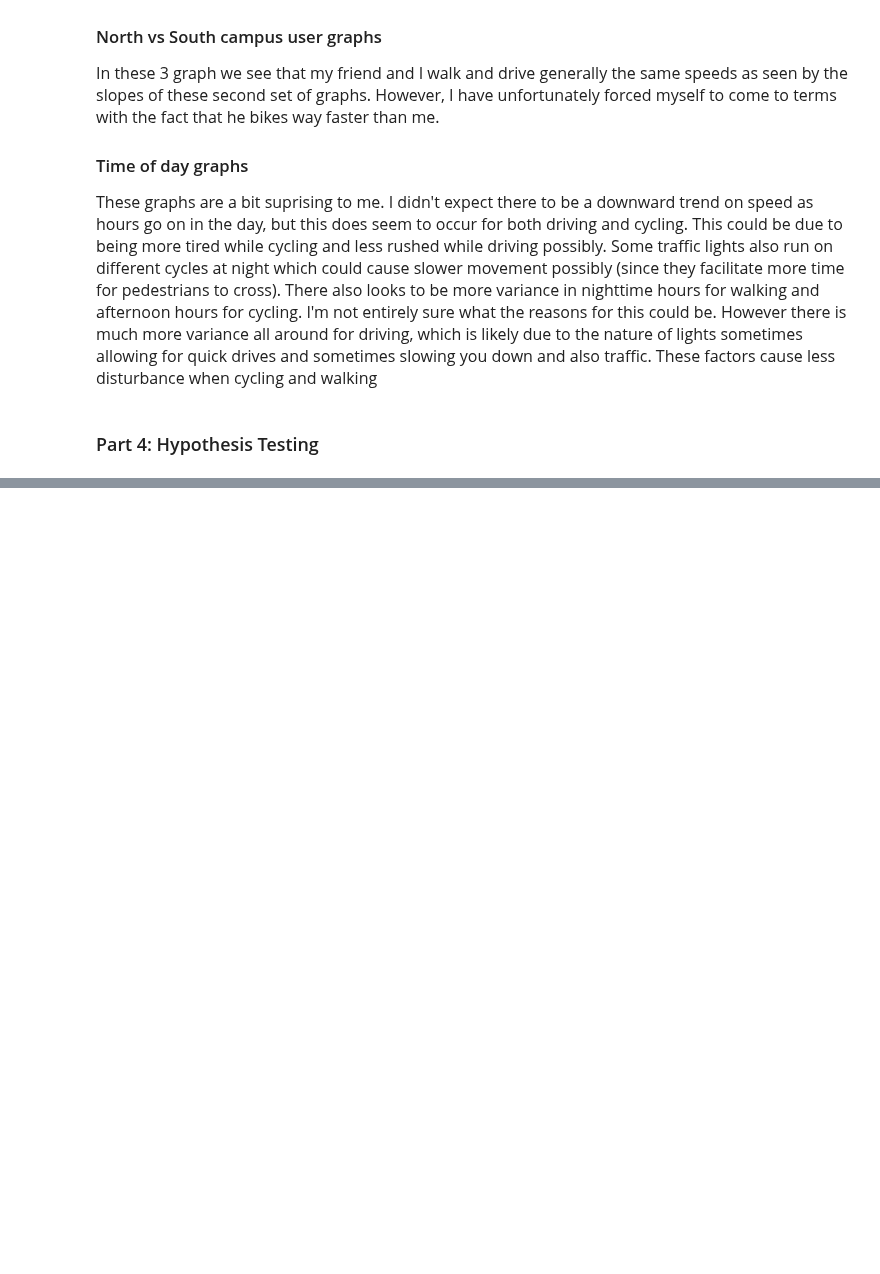
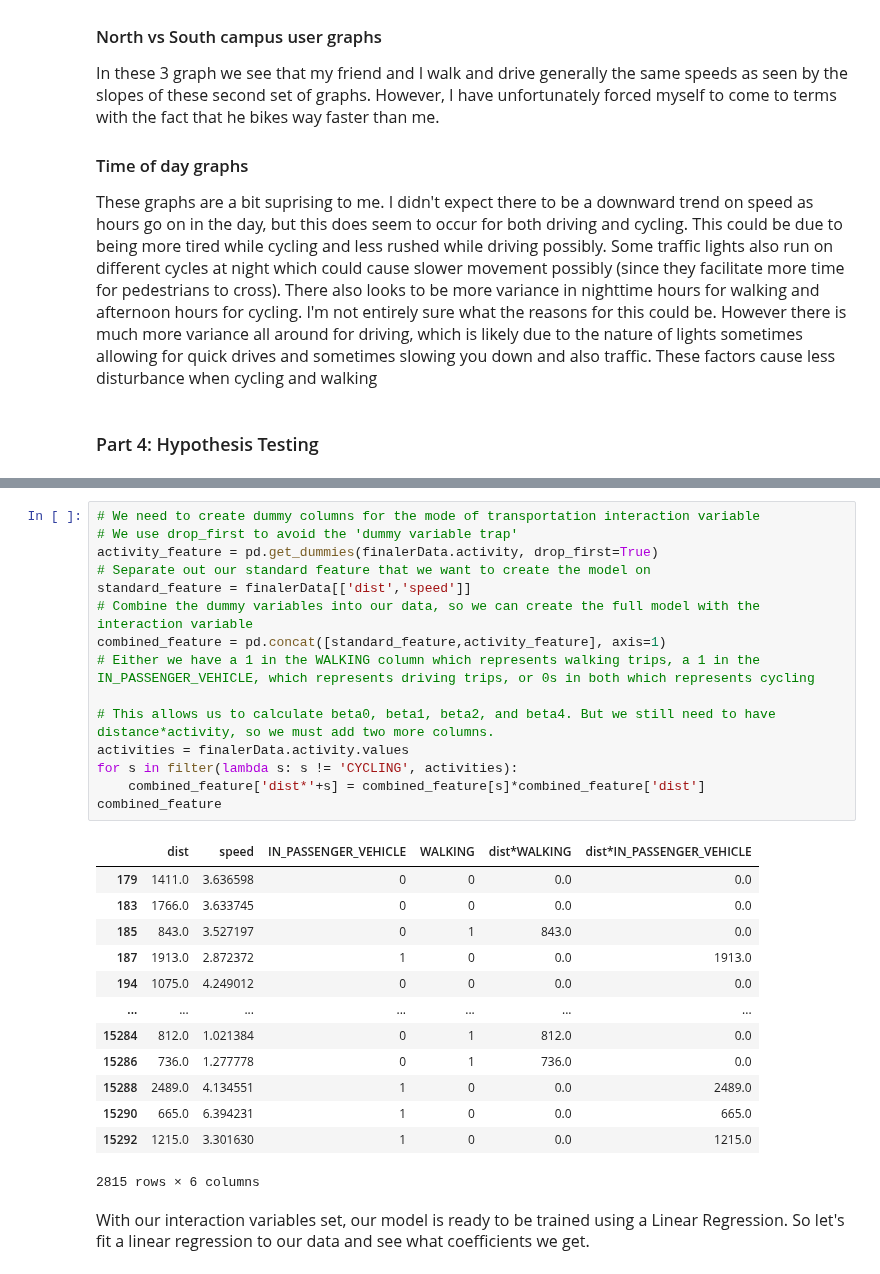
Before and after one commit to zaphim12/320final, a Jupyter notebook: index.ipynb, the cells around one changed output, grey strips where cells are left out. Drawn from its saved outputs; the diff is of its cells as text; blank space fills up the shorter version.

```diff
--- a/index.ipynb
+++ b/index.ipynb
@@ -450,0 +429,31 @@ for key, grp in finalerData.groupby(['activity']): #one graph for each activity
+# %%
+# We need to create dummy columns for the mode of transportation interaction variable
+# We use drop_first to avoid the 'dummy variable trap'
+activity_feature = pd.get_dummies(finalerData.activity, drop_first=True)
+# Separate out our standard feature that we want to create the model on
+standard_feature = finalerData[['dist','speed']]
+# Combine the dummy variables into our data, so we can create the full model with the interaction variable
+combined_feature = pd.concat([standard_feature,activity_feature], axis=1)
+# Either we have a 1 in the WALKING column which represents walking trips, a 1 in the IN_PASSENGER_VEHICLE, which represents driving trips, or 0s in both which represents cycling
+
+# This allows us to calculate beta0, beta1, beta2, and beta4. But we still need to have distance*activity, so we must add two more columns.
+activities = finalerData.activity.values
+for s in filter(lambda s: s != 'CYCLING', activities):
+    combined_feature['dist*'+s] = combined_feature[s]*combined_feature['dist']
+combined_feature
+# %% [output]
+|  | dist | speed | IN_PASSENGER_VEHICLE | WALKING | dist*WALKING | dist*IN_PASSENGER_VEHICLE |
+| 179 | 1411.0 | 3.636598 | 0 | 0 | 0.0 | 0.0 |
+| 183 | 1766.0 | 3.633745 | 0 | 0 | 0.0 | 0.0 |
+| 185 | 843.0 | 3.527197 | 0 | 1 | 843.0 | 0.0 |
+| 187 | 1913.0 | 2.872372 | 1 | 0 | 0.0 | 1913.0 |
+| 194 | 1075.0 | 4.249012 | 0 | 0 | 0.0 | 0.0 |
+| ... | ... | ... | ... | ... | ... | ... |
+| 15284 | 812.0 | 1.021384 | 0 | 1 | 812.0 | 0.0 |
+| 15286 | 736.0 | 1.277778 | 0 | 1 | 736.0 | 0.0 |
+| 15288 | 2489.0 | 4.134551 | 1 | 0 | 0.0 | 2489.0 |
+| 15290 | 665.0 | 6.394231 | 1 | 0 | 0.0 | 665.0 |
+| 15292 | 1215.0 | 3.301630 | 1 | 0 | 0.0 | 1215.0 |
+2815 rows × 6 columns
+# %% [markdown]
+<font size="3"> With our interaction variables set, our model is ready to be trained using a Linear Regression. So let's fit a linear regression to our data and see what coefficients we get.
```
Also changed, not shown: parts of 19 cells of this notebook, 1 other file.
